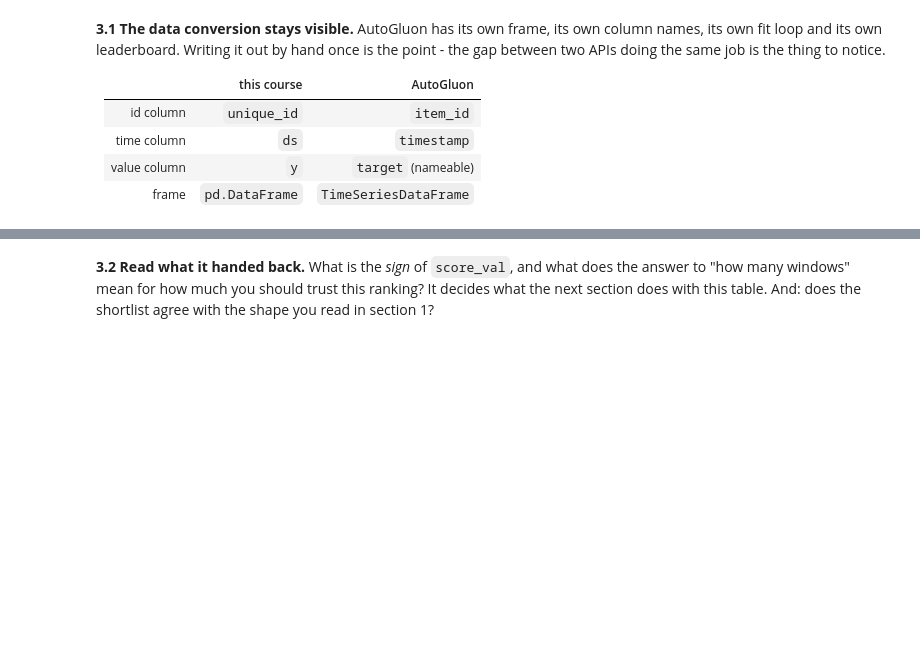
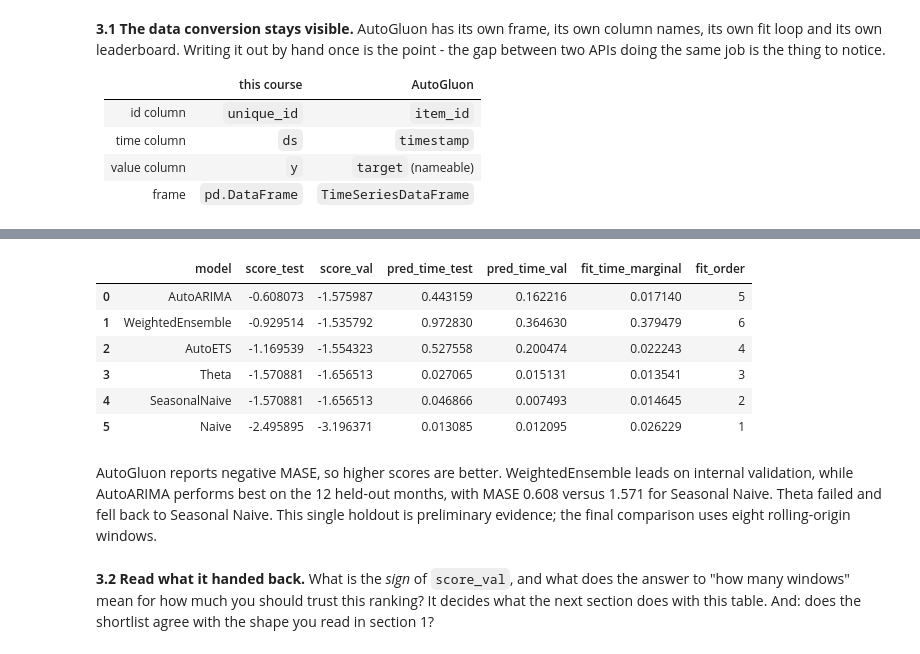
Before and after one commit to mashaellna77-maker/international-airpassengers-project, a Jupyter notebook: project.ipynb, the cells around one changed output, grey strips where cells are left out. Cells and saved outputs as stored; diff of their text form; code cells hidden in the pictures; blank space fills up the shorter version.

```diff
--- a/project.ipynb
+++ b/project.ipynb
@@ -216,4 +346,7 @@ if HAS_AG:
 # TODO: display the leaderboard on the held-out months (predictor.leaderboard(tsdf)).
 #       Read it: what is the SIGN of score_val, which models did it fit, and
 #       how many windows did it score them on?
-...
+if HAS_AG:
+    leaderboard = predictor.leaderboard(tsdf)
+    display(leaderboard)
+# %% [output]
@@ -220,3 +354,12 @@ if HAS_AG:
+|  | model | score_test | score_val | pred_time_test | pred_time_val | fit_time_marginal | fit_order |
+| 0 | AutoARIMA | -0.608073 | -1.575987 | 0.443159 | 0.162216 | 0.017140 | 5 |
+| 1 | WeightedEnsemble | -0.929514 | -1.535792 | 0.972830 | 0.364630 | 0.379479 | 6 |
+| 2 | AutoETS | -1.169539 | -1.554323 | 0.527558 | 0.200474 | 0.022243 | 4 |
+| 3 | Theta | -1.570881 | -1.656513 | 0.027065 | 0.015131 | 0.013541 | 3 |
+| 4 | SeasonalNaive | -1.570881 | -1.656513 | 0.046866 | 0.007493 | 0.014645 | 2 |
+| 5 | Naive | -2.495895 | -3.196371 | 0.013085 | 0.012095 | 0.026229 | 1 |
+# %% [markdown]
+AutoGluon reports negative MASE, so higher scores are better. WeightedEnsemble leads on internal validation, while AutoARIMA performs best on the 12 held-out months, with MASE 0.608 versus 1.571 for Seasonal Naive. Theta failed and fell back to Seasonal Naive. This single holdout is preliminary evidence; the final comparison uses eight rolling-origin windows.
 # %% [markdown]
 **3.2 Read what it handed back.** What is the *sign* of `score_val`, and
 what does the answer to "how many windows" mean for how much you should
```
Also changed, not shown: parts of 28 cells of this notebook.
